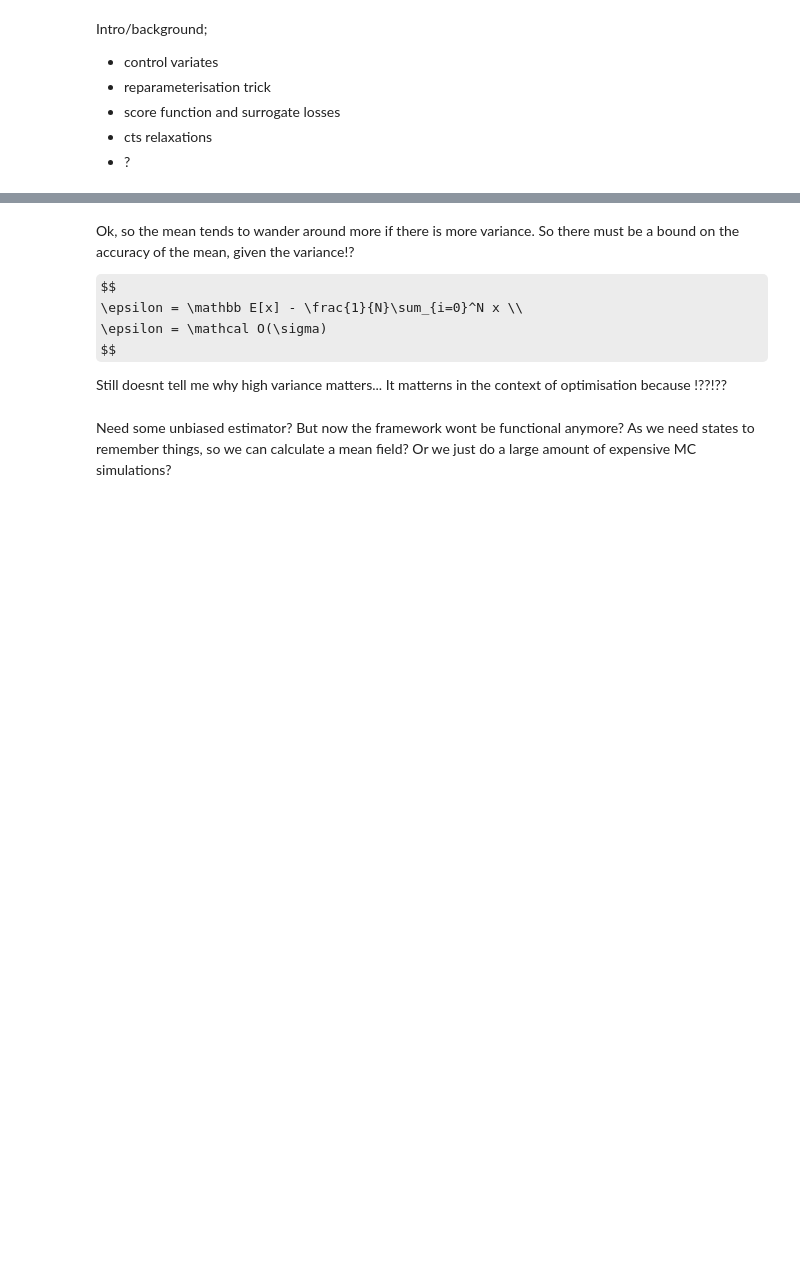
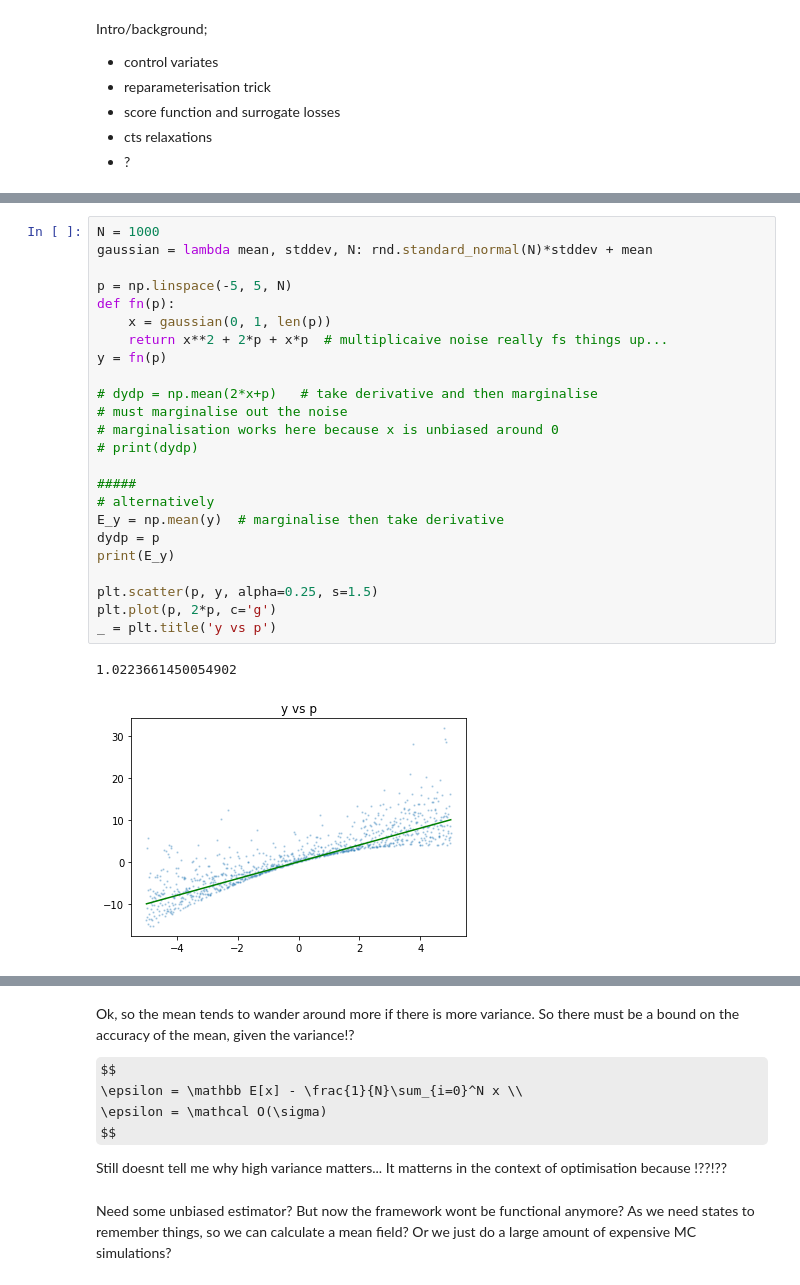
Before and after one commit to act65/datasci, a Jupyter notebook: gradient-estimation/estimation.ipynb, the cells around one changed output, grey strips where cells are left out. Saved outputs shown, nothing was run; the diff lists cells and outputs as text; some formulas as TeX source; blank space fills up the shorter version.

```diff
--- a/gradient-estimation/estimation.ipynb
+++ b/gradient-estimation/estimation.ipynb
@@ -27,0 +44,27 @@ import matplotlib.pyplot as plt
+# %%
+N = 1000
+gaussian = lambda mean, stddev, N: rnd.standard_normal(N)*stddev + mean
+
+p = np.linspace(-5, 5, N)
+def fn(p):
+    x = gaussian(0, 1, len(p))
+    return x**2 + 2*p + x*p  # multiplicaive noise really fs things up...
+y = fn(p)
+
+# dydp = np.mean(2*x+p)   # take derivative and then marginalise
+# must marginalise out the noise
+# marginalisation works here because x is unbiased around 0
+# print(dydp)
+
+#####
+# alternatively
+E_y = np.mean(y)  # marginalise then take derivative
+dydp = p
+print(E_y)
+
+plt.scatter(p, y, alpha=0.25, s=1.5)
+plt.plot(p, 2*p, c='g')
+_ = plt.title('y vs p')
+# %% [output]
+1.0223661450054902
+[figure, added]
```
Also changed, not shown: parts of 28 cells of this notebook, 7 other files.
